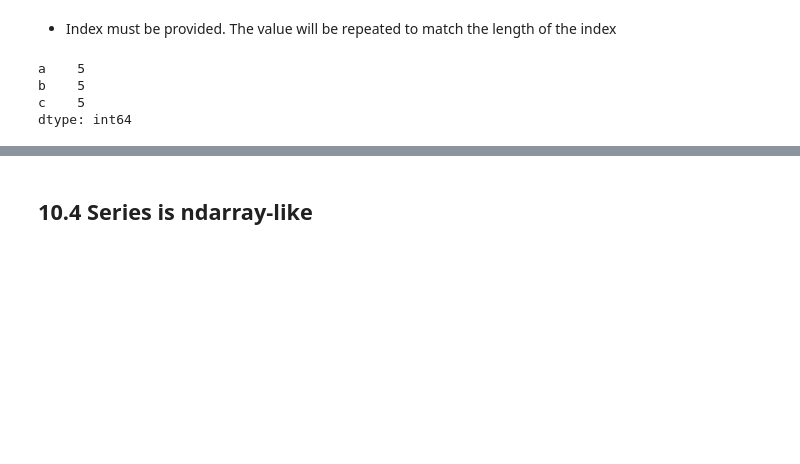
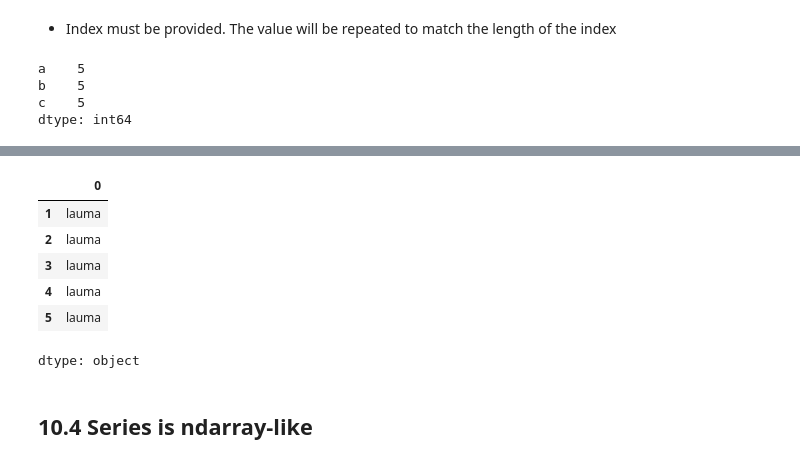
Before and after one commit to cirrus03/Week1-Intro-to-Python, a Jupyter notebook: introduction_to_python.ipynb, the cells around one changed output, grey strips where cells are left out. Saved outputs shown, nothing was run; the diff lists cells and outputs as text; code cells hidden in the pictures; blank space fills up the shorter version.

```diff
--- a/introduction_to_python.ipynb
+++ b/introduction_to_python.ipynb
@@ -1345,4 +1410,16 @@ d    3
 dtype: int64
+# %%
+#creating a series, value will match the index value
+series = pd.Series("lauma", index=[1, 2, 3, 4, 5])
+series
+# %% [output]
+|  | 0 |
+| 1 | lauma |
+| 2 | lauma |
+| 3 | lauma |
+| 4 | lauma |
+| 5 | lauma |
+dtype: object
 # %% [markdown]
 ## 10.4 Series is ndarray-like
 # %% [markdown]
```
Also changed, not shown: parts of 17 cells of this notebook.
